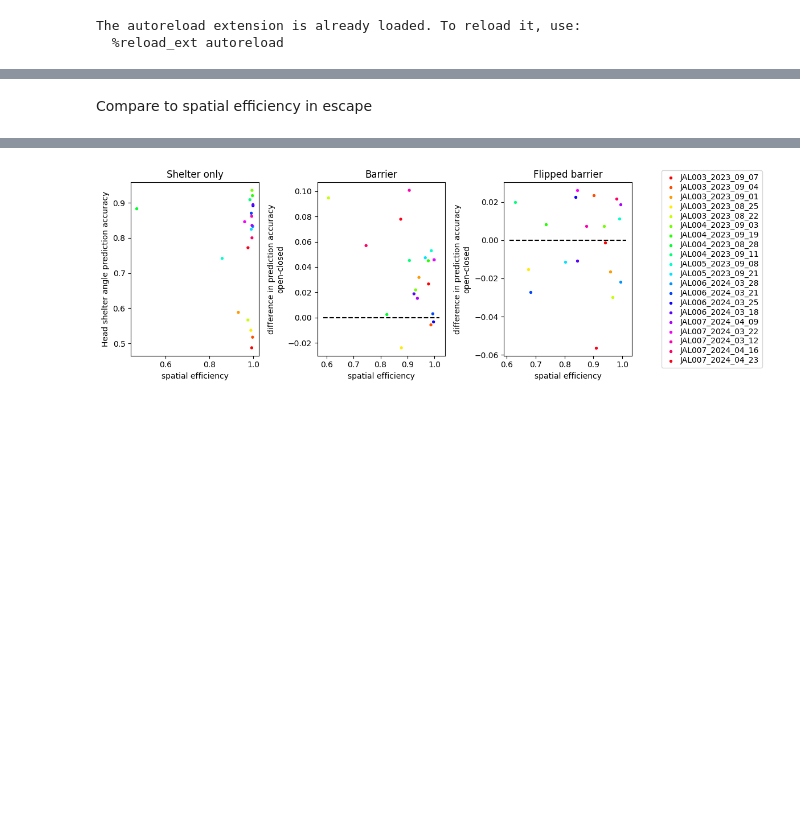
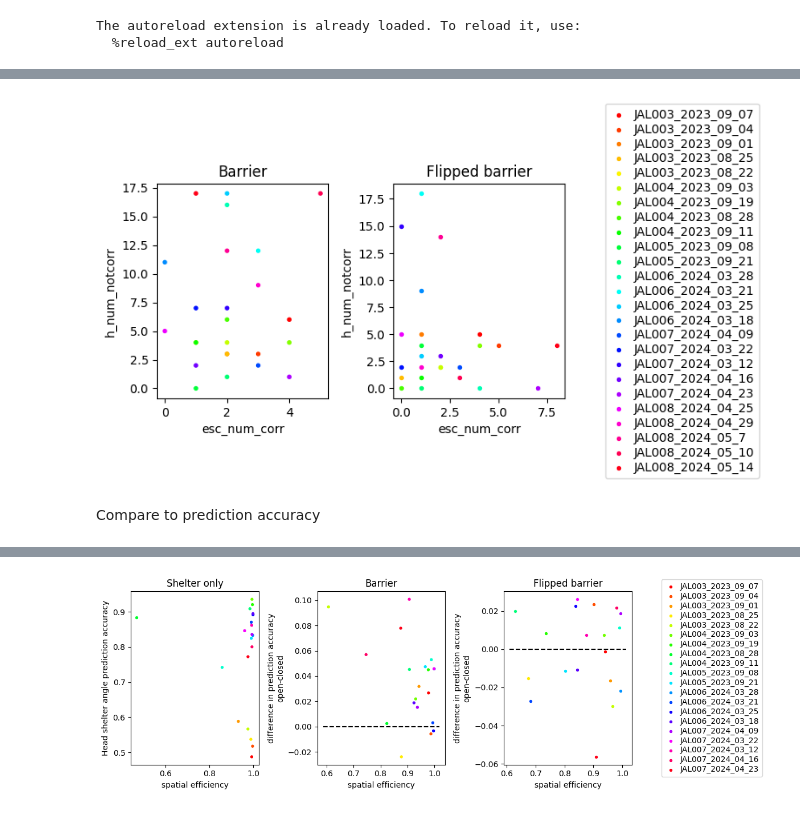
Before and after one commit to BrancoLab/JAL2_subgoal_pipeline, a Jupyter notebook: JR_test_scripts/LDA_behave.ipynb, the cells around one changed output, grey strips where cells are left out. Drawn from its saved outputs; the diff is of its cells as text; code cells hidden in the pictures; blank space fills up the shorter version.

```diff
--- a/JR_test_scripts/LDA_behave.ipynb
+++ b/JR_test_scripts/LDA_behave.ipynb
@@ -52,6 +167,62 @@ for sesh in experiments_objects:
+# %%
+"""Escape correct targeting vs fraction of learning homings"""
+%matplotlib inline
+fig, axs = plt.subplots(1,2, figsize = (8,4))
+colorz = plt.cm.hsv(np.linspace(0, 1, len(se['shelter_only'])))
+
+compare = ['esc_num_corr','h_num_notcorr']
+# 'esc_se','esc_fract_corr', 'esc_num_corr'
+# 'h_num_corr', 'h_fract_corr', h_num_notcorr', 'h_fract_notcorr'
+
+if compare[0] == 'esc_se':
+    x1 = se['barrier_pre_flip']
+    x2 = se['barrier_post_flip']
+elif compare[0] == 'esc_num_corr':
+    x1 = head['barrier_pre_flip'][:,0]
+    x2 = head['barrier_post_flip'][:,2]
+elif compare[0] == 'esc_fract_corr':
+    x1 = head['barrier_pre_flip'][:,0]/np.sum(head['barrier_pre_flip'], axis = 1)
+    x2 = head['barrier_post_flip'][:,2]/np.sum(head['barrier_post_flip'], axis = 1)
+
+if compare[1] == 'h_num_corr':
+    y1 = h_head['barrier_pre_flip'][:,0]
+    y2 = h_head['barrier_post_flip'][:,2]
+elif compare[1] == 'h_fract_corr':
+    y1 = h_head['barrier_pre_flip'][:,0]/np.sum(h_head['barrier_pre_flip'], axis = 1)
+    y2 = h_head['barrier_post_flip'][:,2]/np.sum(h_head['barrier_post_flip'], axis = 1)
+if compare[1] == 'h_num_notcorr':
+    y1 = h_head['barrier_pre_flip'][:,1]
+    y2 = h_head['barrier_post_flip'][:,0]
+elif compare[1] == 'h_fract_notcorr':
+    y1 = h_head['barrier_pre_flip'][:,1]/np.sum(h_head['barrier_pre_flip'], axis = 1)
+    y2 = h_head['barrier_post_flip'][:,0]/np.sum(h_head['barrier_post_flip'], axis = 1)
+
+# barrier_pre_flip
+axs[0].scatter(x1,y1,s=8,c=colorz)
+axs[0].set_xlabel(compare[0])
+axs[0].set_ylabel(compare[1])
+axs[0].set_title('Barrier')
+
+# barrier_post_flip
+line_object = []
+for s,p,cz in zip(x2,y2,colorz):
+    line = axs[1].scatter(s,p,s=8,color=cz)
+    line_object.append(line)
+axs[1].set_xlabel(compare[0])
+axs[1].set_ylabel(compare[1])
+axs[1].set_title('Flipped barrier')
+
+axs[1].legend(line_object, all_names,loc='center left', bbox_to_anchor=(1.2, 0.5),
+                columnspacing=1.0, labelspacing=0.2,
+                handletextpad=0.5, handlelength=1.5)
+
+plt.tight_layout()
+# plt.savefig(save_path+'/'+str(compare[0] + '_' + compare[1] + settings+'.png'))
+# %% [output]
+[figure, added]
+# %% [markdown]
+Compare to prediction accuracy
 # %%
 # pulling out prediction accuracy for all sessions for a certain set of settings
 
 sessy, all_names, avg_pa, pa = extract_pa_across_sesh(all_angles,experiments_objects, conditions, all_features, settings)
-# %% [markdown]
-Compare to spatial efficiency in escape
```
Also changed, not shown: parts of 15 cells of this notebook.
